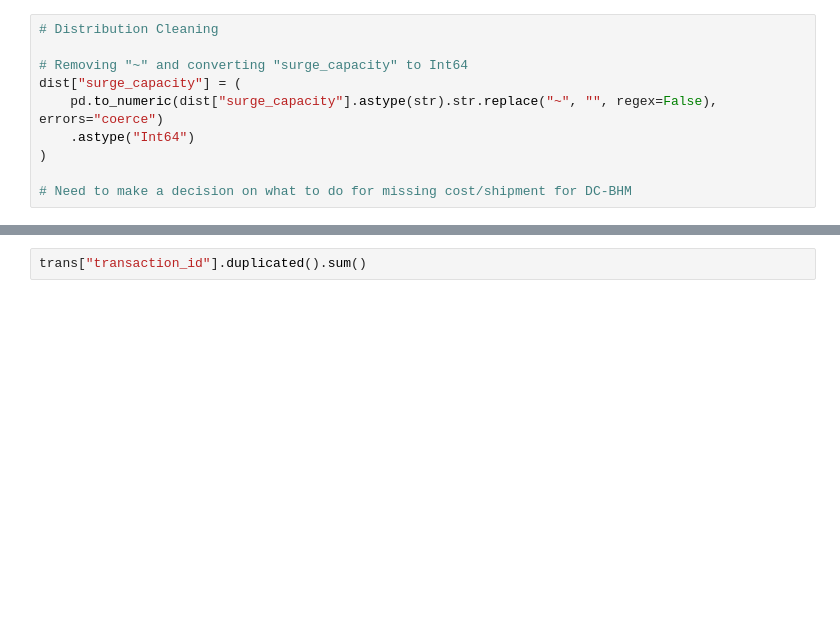
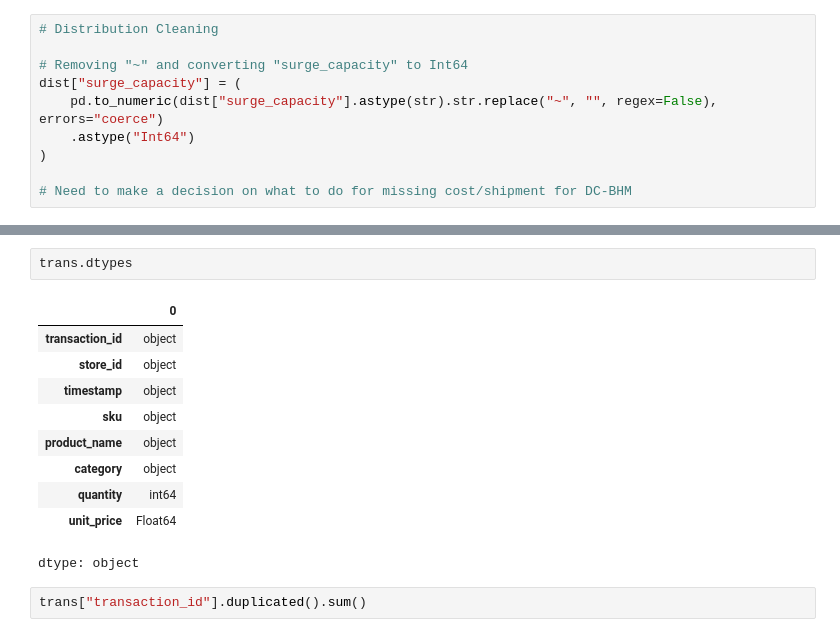
Before and after one commit to Fespinoza1477/walmart-hurricane-project, a Jupyter notebook: Notebooks/Team_Notebook.ipynb, the cells around one changed output, grey strips where cells are left out. Drawn from its saved outputs; the diff is of its cells as text; blank space fills up the shorter version.

```diff
--- a/Notebooks/Team_Notebook.ipynb
+++ b/Notebooks/Team_Notebook.ipynb
@@ -314,6 +326,19 @@ trans.isna().sum()
 | quantity | 0 |
 | unit_price | 0 |
 dtype: int64
+# %%
+trans.dtypes
+# %% [output]
+|  | 0 |
+| transaction_id | object |
+| store_id | object |
+| timestamp | object |
+| sku | object |
+| product_name | object |
+| category | object |
+| quantity | int64 |
+| unit_price | Float64 |
+dtype: object
 # %%
 trans["transaction_id"].duplicated().sum()
 # %% [output]
```
Also changed, not shown: parts of 6 cells of this notebook.
